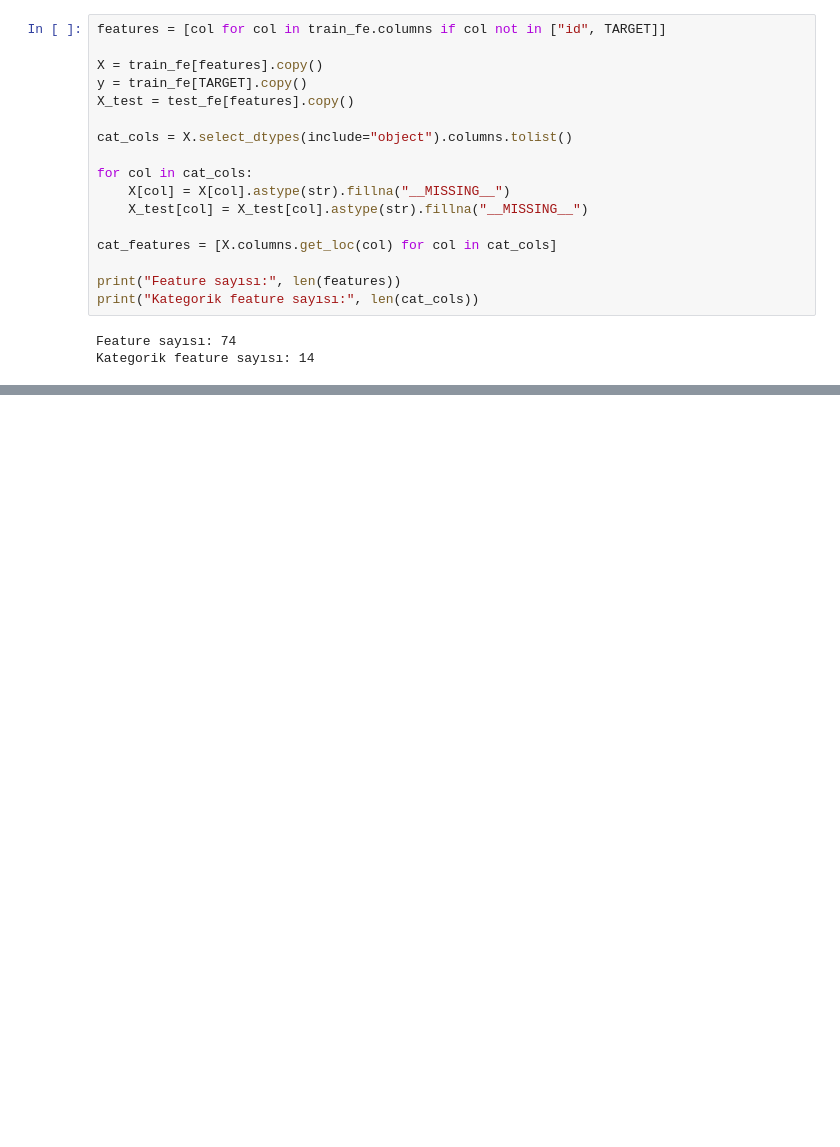
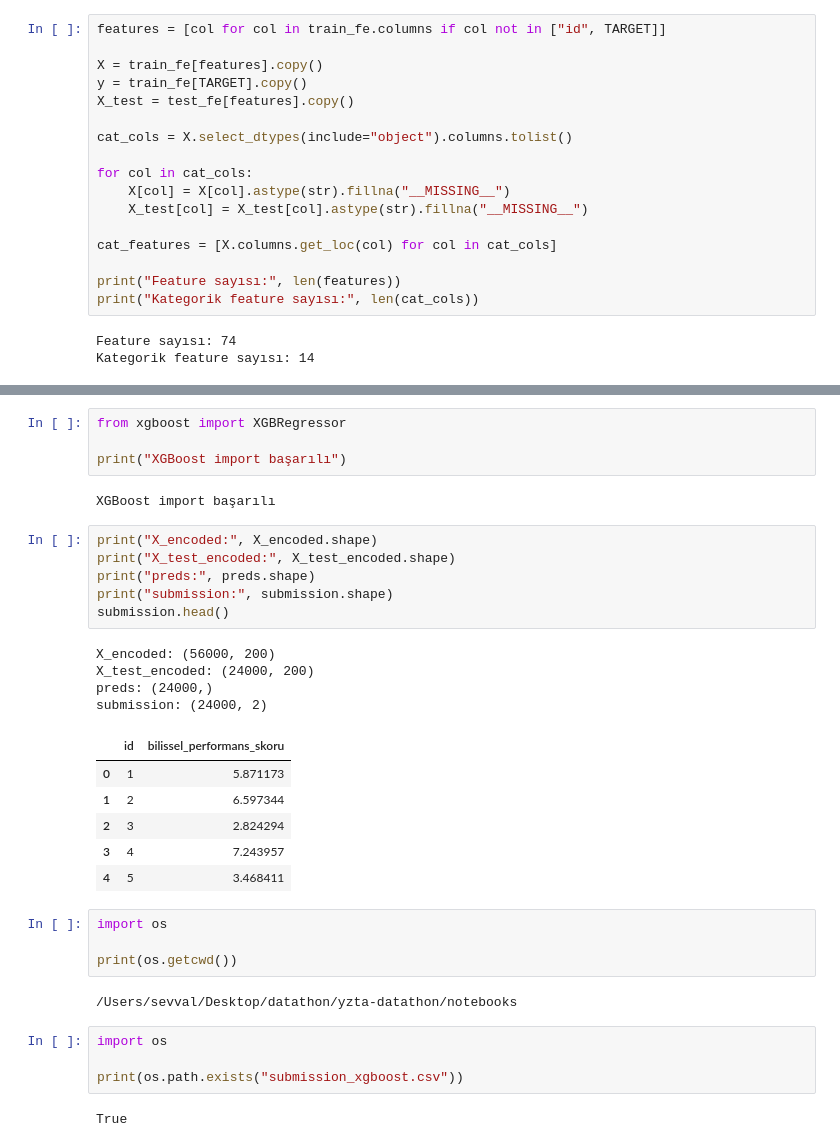
Before and after one commit to sevval-koseoglu/yzta-datathon, a Jupyter notebook: notebooks/YZTA_Datathon.ipynb, the cells around one changed output, grey strips where cells are left out. Saved outputs shown, nothing was run; the diff lists cells and outputs as text; blank space fills up the shorter version.

```diff
--- a/notebooks/YZTA_Datathon.ipynb
+++ b/notebooks/YZTA_Datathon.ipynb
@@ -329,0 +526,35 @@ Satır sayısı: 24000
+# %%
+from xgboost import XGBRegressor
+
+print("XGBoost import başarılı")
+# %% [output]
+XGBoost import başarılı
+# %%
+print("X_encoded:", X_encoded.shape)
+print("X_test_encoded:", X_test_encoded.shape)
+print("preds:", preds.shape)
+print("submission:", submission.shape)
+submission.head()
+# %% [output]
+X_encoded: (56000, 200)
+X_test_encoded: (24000, 200)
+preds: (24000,)
+submission: (24000, 2)
+|  | id | bilissel_performans_skoru |
+| 0 | 1 | 5.871173 |
+| 1 | 2 | 6.597344 |
+| 2 | 3 | 2.824294 |
+| 3 | 4 | 7.243957 |
+| 4 | 5 | 3.468411 |
+# %%
+import os
+
+print(os.getcwd())
+# %% [output]
+/Users/sevval/Desktop/datathon/yzta-datathon/notebooks
+# %%
+import os
+
+print(os.path.exists("submission_xgboost.csv"))
+# %% [output]
+True
```
Also changed, not shown: parts of 16 cells of this notebook.
